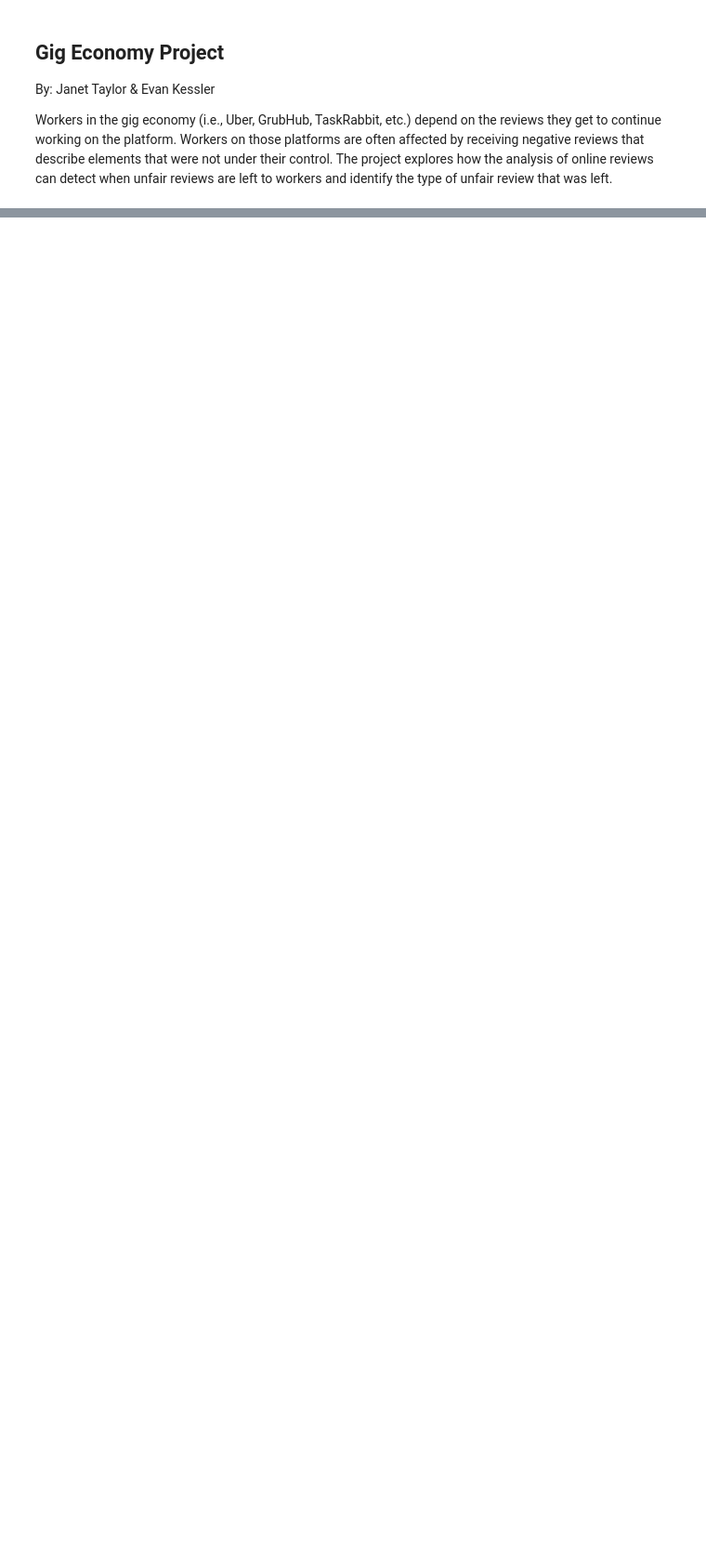
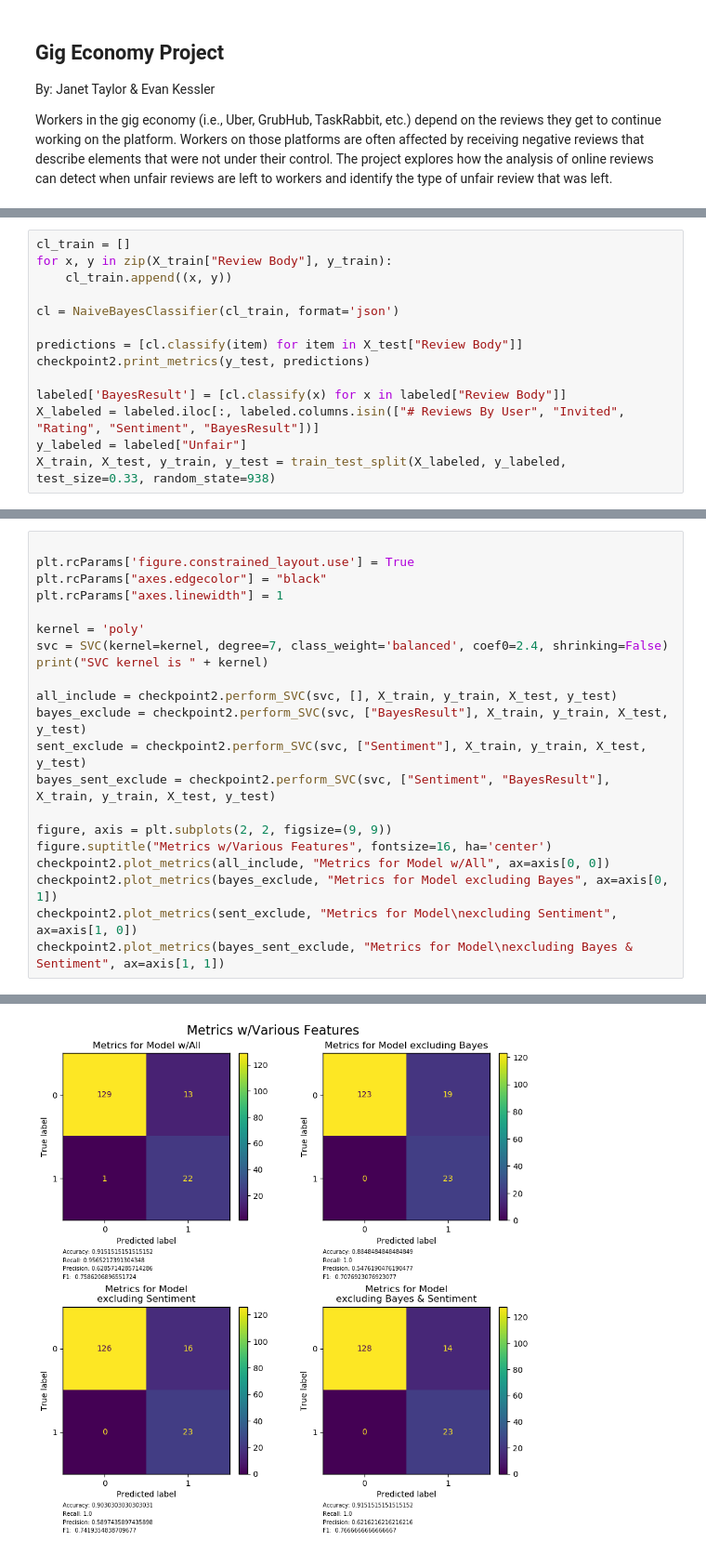
Before and after one commit to evkes/CPSC-4300-Gig-Economy, a Jupyter notebook: checkpoint2.ipynb, the cells around one changed output, grey strips where cells are left out. Shown: that part at 93% size. Saved outputs shown, nothing was run; the diff lists cells and outputs as text; blank space fills up the shorter version.

```diff
--- a/checkpoint2.ipynb
+++ b/checkpoint2.ipynb
@@ -122,0 +38,14 @@ pathetic: -0.33
+# %%
+cl_train = []
+for x, y in zip(X_train["Review Body"], y_train):
+    cl_train.append((x, y))
+
+cl = NaiveBayesClassifier(cl_train, format='json')
+
+predictions = [cl.classify(item) for item in X_test["Review Body"]]
+checkpoint2.print_metrics(y_test, predictions)
+
+labeled['BayesResult'] = [cl.classify(x) for x in labeled["Review Body"]]
+X_labeled = labeled.iloc[:, labeled.columns.isin(["# Reviews By User", "Invited", "Rating", "Sentiment", "BayesResult"])]
+y_labeled = labeled["Unfair"]
+X_train, X_test, y_train, y_test = train_test_split(X_labeled, y_labeled, test_size=0.33, random_state=938)
@@ -122,0 +57,22 @@ pathetic: -0.33
+# %%
+
+plt.rcParams['figure.constrained_layout.use'] = True
+plt.rcParams["axes.edgecolor"] = "black"
+plt.rcParams["axes.linewidth"] = 1
+
+kernel = 'poly'
+svc = SVC(kernel=kernel, degree=7, class_weight='balanced', coef0=2.4, shrinking=False)
+print("SVC kernel is " + kernel)
+
+all_include = checkpoint2.perform_SVC(svc, [], X_train, y_train, X_test, y_test)
+bayes_exclude = checkpoint2.perform_SVC(svc, ["BayesResult"], X_train, y_train, X_test, y_test)
+sent_exclude = checkpoint2.perform_SVC(svc, ["Sentiment"], X_train, y_train, X_test, y_test)
+bayes_sent_exclude = checkpoint2.perform_SVC(svc, ["Sentiment", "BayesResult"], X_train, y_train, X_test, y_test)
+
+figure, axis = plt.subplots(2, 2, figsize=(9, 9))
+figure.suptitle("Metrics w/Various Features", fontsize=16, ha='center')
+checkpoint2.plot_metrics(all_include, "Metrics for Model w/All", ax=axis[0, 0])
+checkpoint2.plot_metrics(bayes_exclude, "Metrics for Model excluding Bayes", ax=axis[0, 1])
+checkpoint2.plot_metrics(sent_exclude, "Metrics for Model\nexcluding Sentiment", ax=axis[1, 0])
+checkpoint2.plot_metrics(bayes_sent_exclude, "Metrics for Model\nexcluding Bayes & Sentiment", ax=axis[1, 1])
+# %% [output]
@@ -122,0 +80 @@ pathetic: -0.33
+[figure, added]
```
Also changed, not shown: parts of 9 cells of this notebook, 9 other files.
